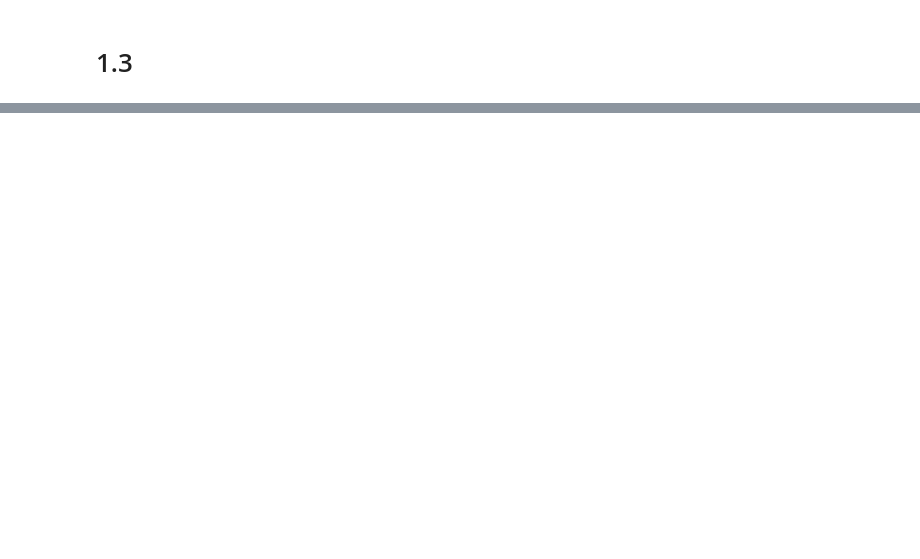
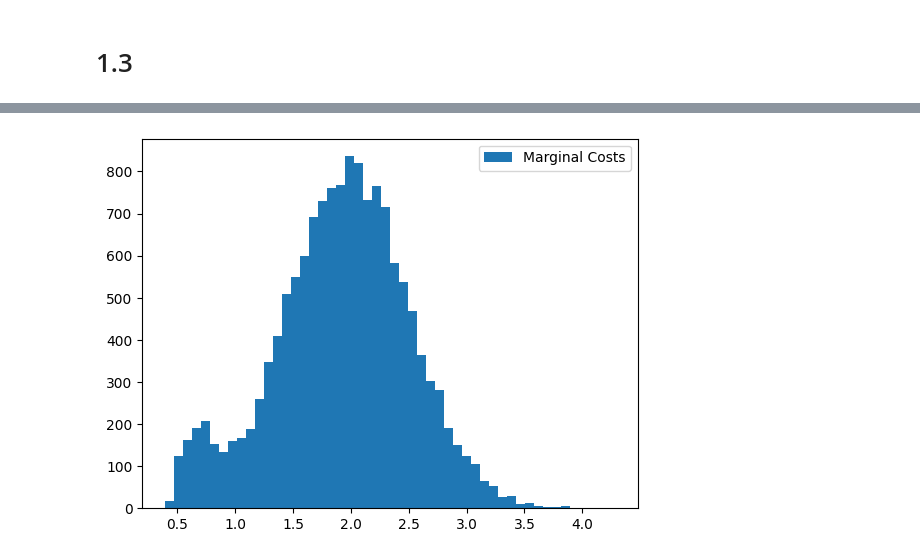
Before and after one commit to Jkimoon/2025S, a Jupyter notebook: IO2_HW3.ipynb, the cells around one changed output, grey strips where cells are left out. Saved outputs shown, nothing was run; the diff lists cells and outputs as text; code cells hidden in the pictures; blank space fills up the shorter version.

```diff
--- a/IO2_HW3.ipynb
+++ b/IO2_HW3.ipynb
@@ -11,13 +12,15 @@ Requirement already satisfied: scipy>=1.2.0 in /usr/local/lib/python3.11/dist-pa
 Requirement already satisfied: sympy>=1.1.0 in /usr/local/lib/python3.11/dist-packages (from pyblp) (1.13.1)
 Requirement already satisfied: mpmath<1.4,>=1.1.0 in /usr/local/lib/python3.11/dist-packages (from sympy>=1.1.0->pyblp) (1.3.0)
 # %%
-import os
 import pyblp
 import numpy as np
 import pandas as pd
 import matplotlib.pyplot as plt
+import scipy.optimize
+from pyblp import Optimization # Import Optimization class
 
 pyblp.options.digits = 2
 pyblp.options.verbose = False
+pyblp.options.default_parallel = 3
 pyblp.__version__
 # %% [output]
@@ -44,7 +47,7 @@ product_data = product_data.rename(columns={'market': 'market_ids'})
 product_data = product_data.rename(columns={'airline_market_share': 'shares'})
 product_data = product_data.rename(columns={'tkcarrier': 'firm_ids'})
 # Rename IV's
-product_data = product_data.rename(columns={'AirlineDestinationPresence': 'demand_instruments0'})
+product_data = product_data.rename(columns={'IV': 'demand_instruments0'})
 product_data.head()
 # %% [output]
 |  | market_ids | firm_ids | marketdistanceticket | OAGnonstop | origin | dest | airportmarketsize | prices | ... |
@@ -132,0 +439,7 @@ plt.legend(["Markups"]);
+# %%
+# MC
+# costs = results.compute_costs()
+plt.hist(costs, bins=50);
+plt.legend(["Marginal Costs"]);
+# %% [output]
+[figure, added]
```
Also changed, not shown: parts of 98 cells of this notebook.
